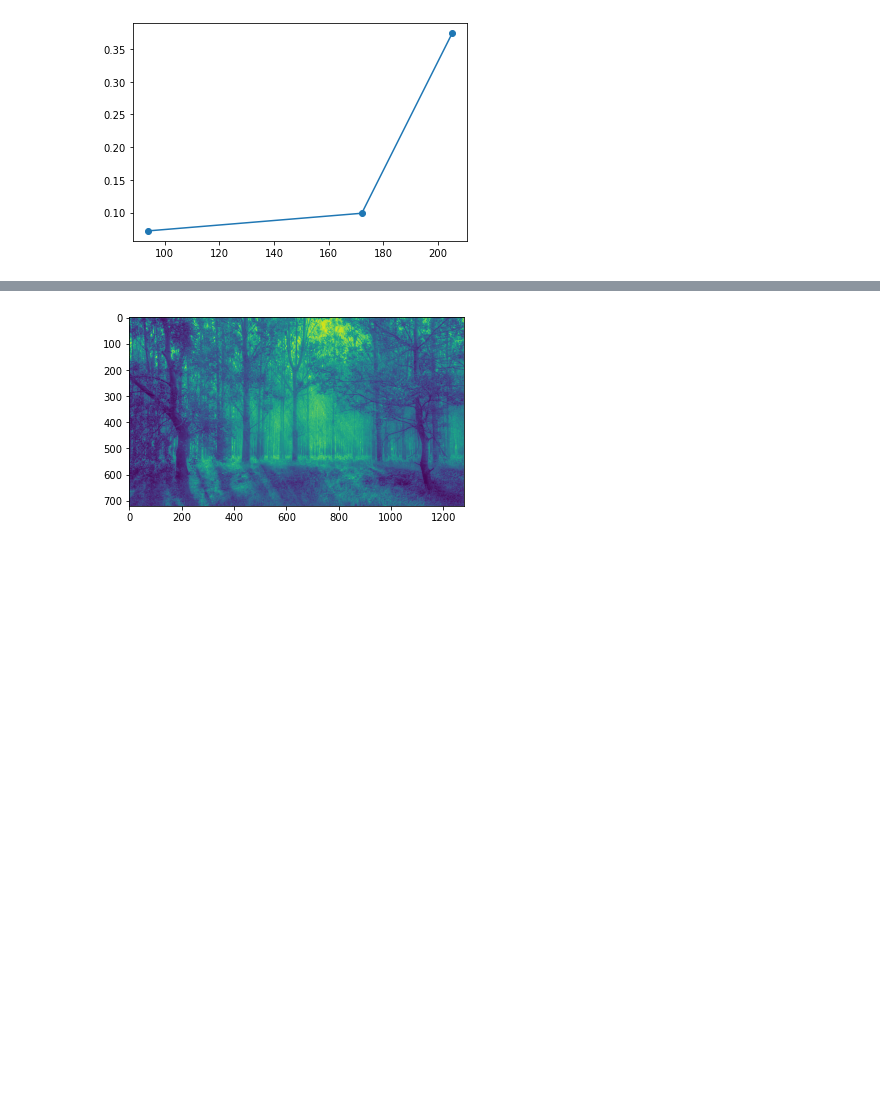
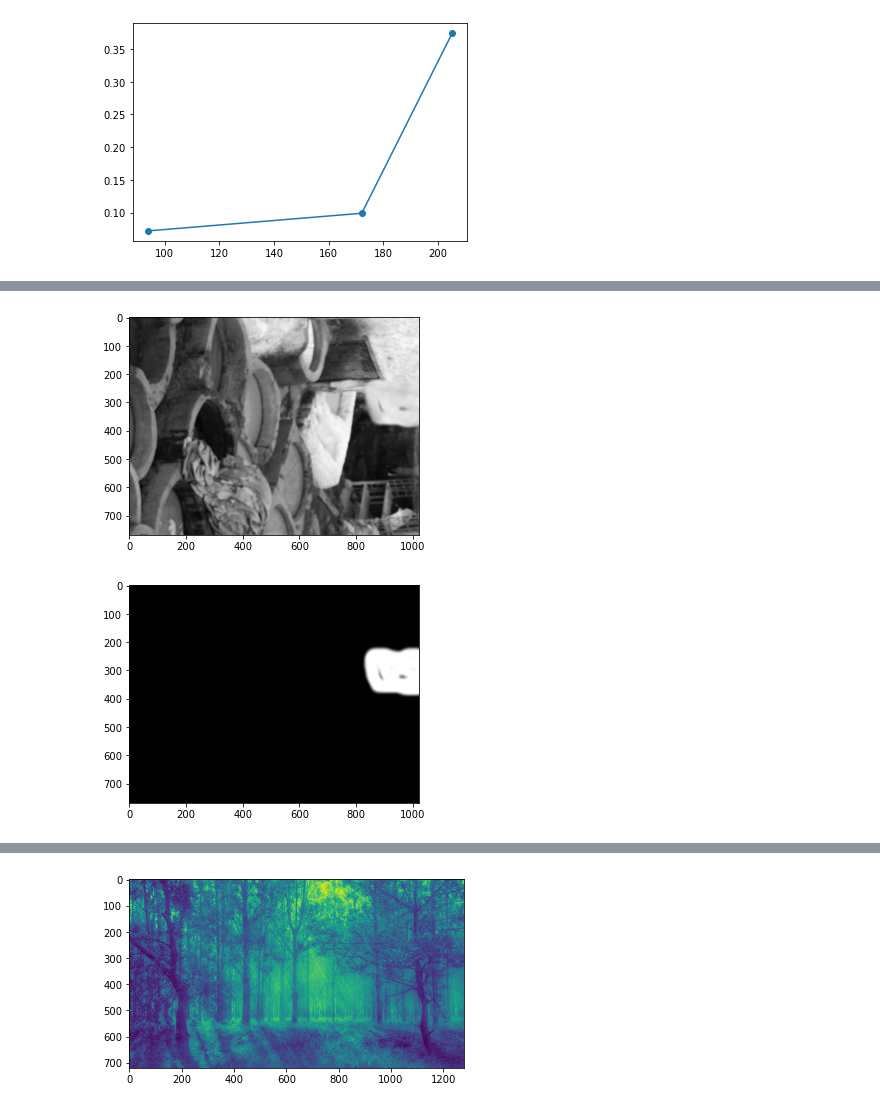
Before and after one commit to nissmar/ForgeryDetection, a Jupyter notebook: torch_noise_estim.ipynb, the cells around one changed output, grey strips where cells are left out. Cells and saved outputs as stored; diff of their text form; code cells hidden in the pictures; blank space fills up the shorter version.

```diff
--- a/torch_noise_estim.ipynb
+++ b/torch_noise_estim.ipynb
@@ -86,0 +68,20 @@ plt.show()
+# %%
+folder='scale3/'
+files = os.listdir('CMFDdb_grip/'+folder)
+files.sort()
+def alexis_image(i):
+    return 'CMFDdb_grip/'+folder+files[2*i]
+def alexis_mask(i):
+    return 'CMFDdb_grip/'+folder+files[2*i+1]
+# %%
+%matplotlib inline
+k_im=3
+im = load_tensor_img(alexis_image(k_im))
+plt.imshow(im, cmap='gray')
+plt.show()
+mask = np.array(Image.open(alexis_mask(k_im)))
+plt.imshow(mask, cmap='gray')
+plt.show()
+# %% [output]
+[figure, added]
+[figure, added]
```
Also changed, not shown: parts of 27 cells of this notebook, 21 other files.
